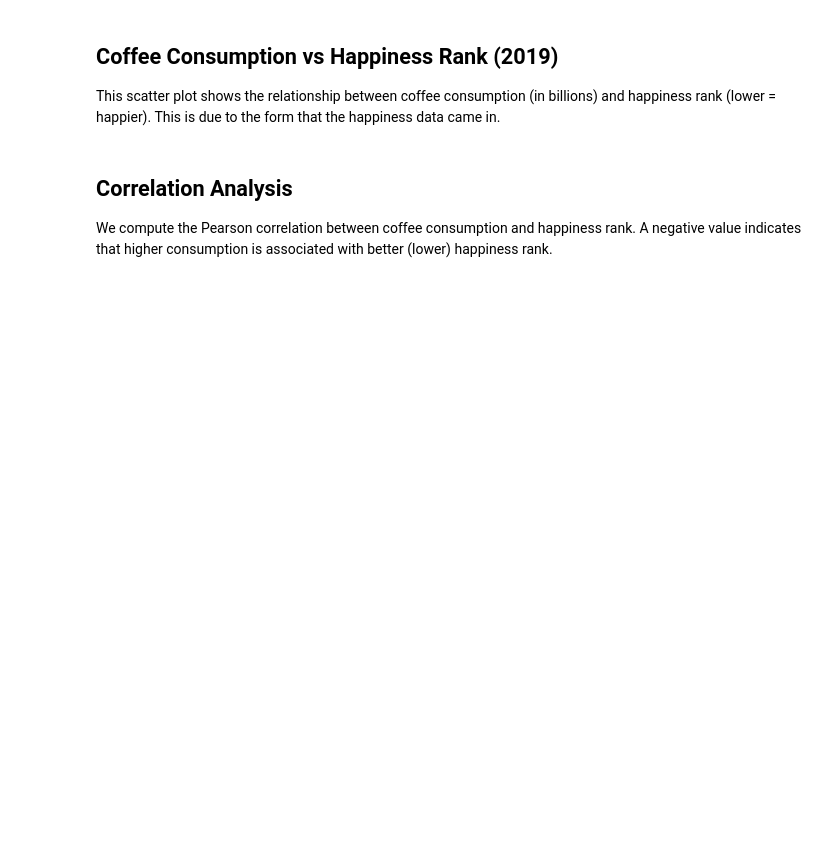
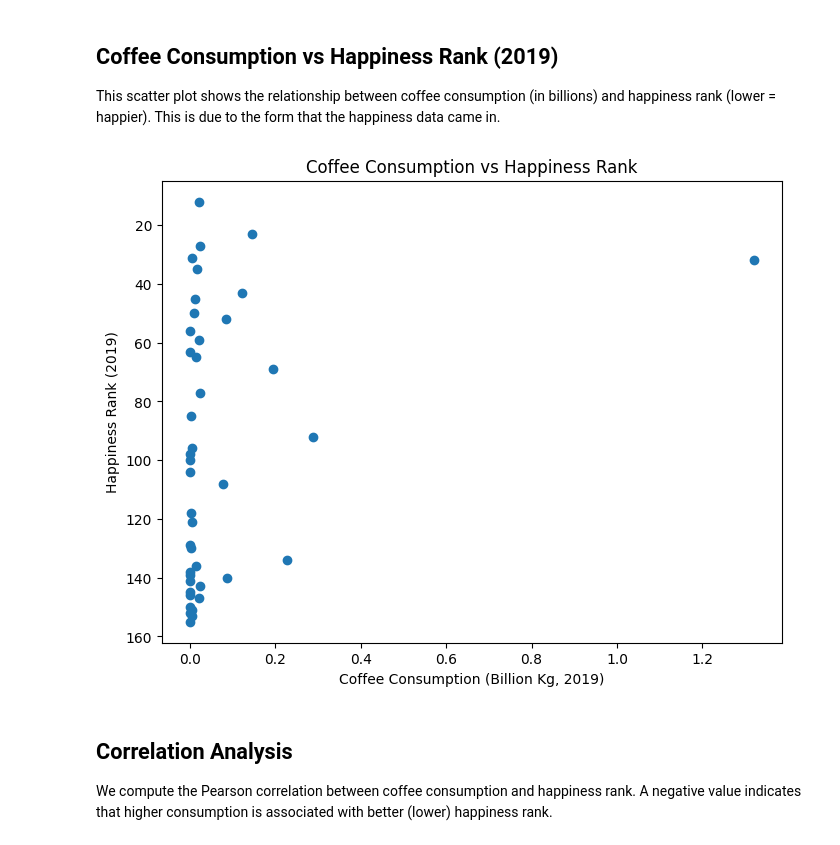
Before and after one commit to DarkLightZero8/empirical-project-final, a Jupyter notebook: blog/blog.ipynb, the cells around one changed output. Saved outputs shown, nothing was run; the diff lists cells and outputs as text; code cells hidden in the pictures; blank space fills up the shorter version.

```diff
--- a/blog/blog.ipynb
+++ b/blog/blog.ipynb
@@ -135,18 +135,20 @@ This scatter plot shows the relationship between coffee consumption (in billions
 # %%
 import pandas as pd
 import matplotlib.pyplot as plt
 
-df = pd.read_csv("data/cleaned/coffee_and_happiness_2019.csv")
+df = pd.read_csv("../data/cleaned/coffee_and_happiness_2019.csv")
 # Convert to billions
 df["value_billion"] = df["value"] / 1_000_000_000
 
 plt.figure(figsize=(8,6))
 plt.scatter(df["value_billion"], df["happiness_rank"])
 plt.xlabel("Coffee Consumption (Billion Kg, 2019)")
 plt.ylabel("Happiness Rank (2019)")
 plt.title("Coffee Consumption vs Happiness Rank")
 plt.gca().invert_yaxis()  # lower rank = happier
 plt.show()
+# %% [output]
+[figure, added]
 # %% [markdown]
 ## Correlation Analysis
 
```
Also changed, not shown: parts of 2 cells of this notebook.
